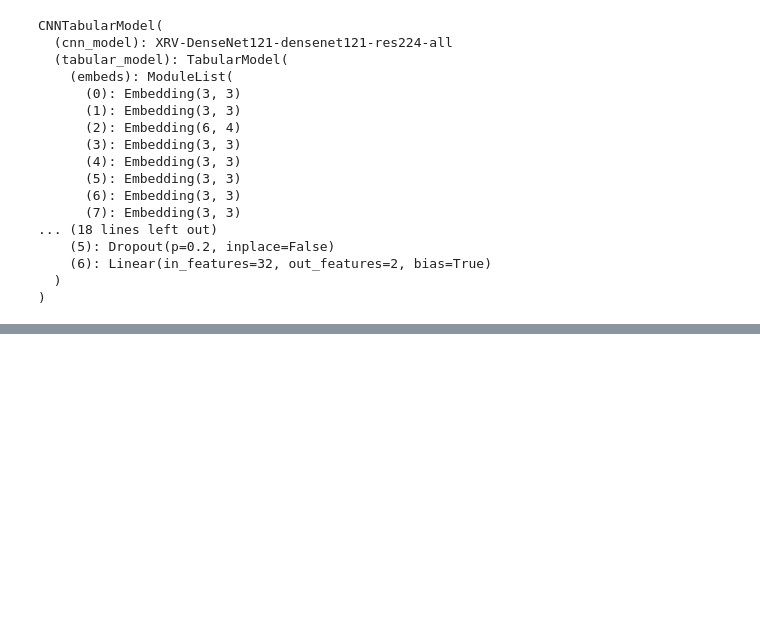
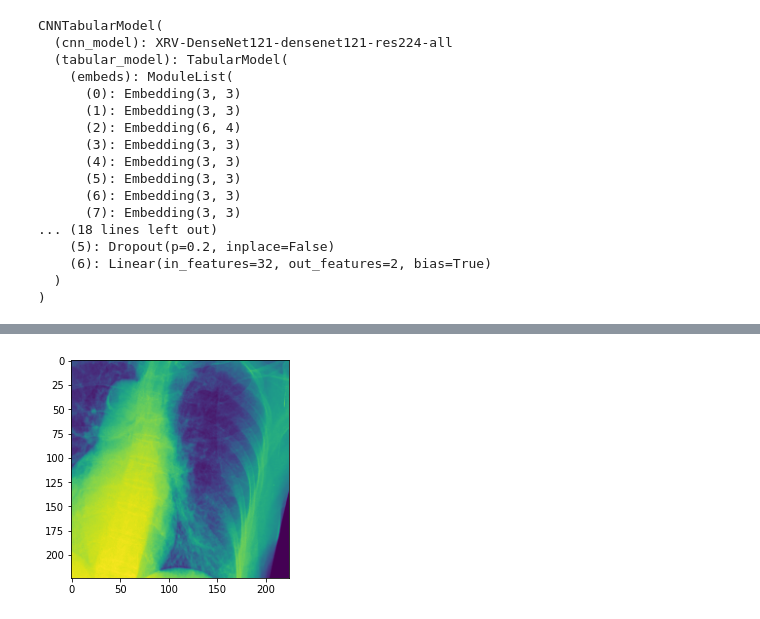
Before and after one commit to HadarRosenwald/severity-detection, a Jupyter notebook: TabularModel.ipynb, the cells around one changed output, grey strips where cells are left out. Saved outputs shown, nothing was run; the diff lists cells and outputs as text; code cells hidden in the pictures; blank space fills up the shorter version.

```diff
--- a/TabularModel.ipynb
+++ b/TabularModel.ipynb
@@ -155,20 +166,20 @@ create_sub_image_folder(test_df, 'test')
 filtered_img_base_path = d.imgpath + '/'
 # %%
-train_transforms = transforms.Compose([transforms.Grayscale(num_output_channels=1),
-                                       transforms.RandomRotation(30),
-                                       transforms.RandomResizedCrop(224),
-                                       transforms.RandomHorizontalFlip(),
-                                       transforms.ToTensor(),
-                                       transforms.Normalize((0.5), (0.5))])
+# train_transforms = transforms.Compose([transforms.Grayscale(num_output_channels=1),
+#                                        transforms.RandomRotation(30),
+#                                        transforms.RandomResizedCrop(224),
+#                                        transforms.RandomHorizontalFlip(),
+#                                        transforms.ToTensor(),
+#                                        transforms.Normalize((0.5), (0.5))])
 
-test_transforms = transforms.Compose([transforms.Grayscale(num_output_channels=1),
-                                     transforms.Resize(255),
-                                     transforms.CenterCrop(224),
-                                     transforms.ToTensor()])
+# test_transforms = transforms.Compose([transforms.Grayscale(num_output_channels=1),
+#                                      transforms.Resize(255),
+#                                      transforms.CenterCrop(224),
+#                                      transforms.ToTensor()])
 
-train_data = datasets.ImageFolder(filtered_img_base_path + '/train', transform=train_transforms)
-test_data = datasets.ImageFolder(filtered_img_base_path + '/test', transform=test_transforms)
-# train_data, val_data, test_data = split_data(data)
+# train_data = datasets.ImageFolder(filtered_img_base_path + '/train', transform=train_transforms)
+# test_data = datasets.ImageFolder(filtered_img_base_path + '/test', transform=test_transforms)
+# # train_data, val_data, test_data = split_data(data)
 
-trainloader = torch.utils.data.DataLoader(train_data, batch_size=64, shuffle=True)
-testloader = torch.utils.data.DataLoader(test_data, batch_size=64)
+# trainloader = torch.utils.data.DataLoader(train_data, batch_size=64, shuffle=True)
+# testloader = torch.utils.data.DataLoader(test_data, batch_size=64)
@@ -252,0 +333,6 @@ db = DataBunch.create(trainloader, testloader, path=data_path, bs=64)
+# %%
+for test_images, test_labels in trainloader:
+    plt.imshow(test_images[0][0])
+    break
+# %% [output]
+[figure, added]
```
Also changed, not shown: parts of 11 cells of this notebook.
